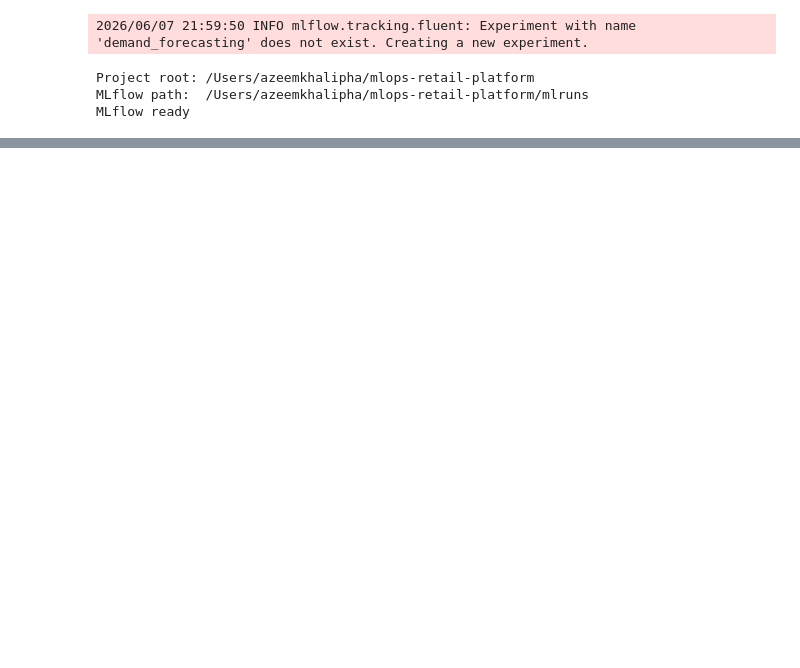
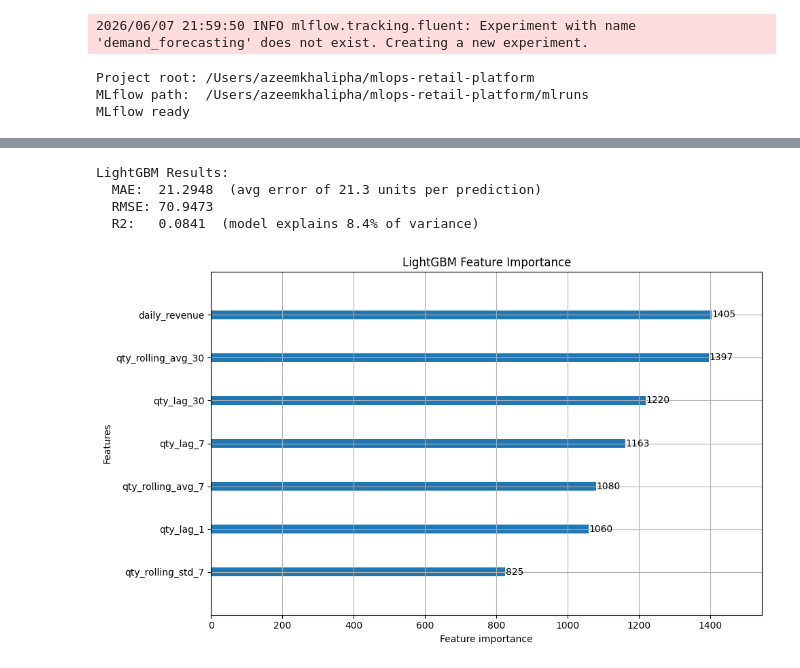
Before and after one commit to azeemkhalipha/mlops-retail-platform, a Jupyter notebook: notebooks/02_model_training.ipynb, the cells around one changed output, grey strips where cells are left out. Drawn from its saved outputs; the diff is of its cells as text; code cells hidden in the pictures; blank space fills up the shorter version.

```diff
--- a/notebooks/02_model_training.ipynb
+++ b/notebooks/02_model_training.ipynb
@@ -28,0 +341,30 @@ MLflow ready
+# %%
+import lightgbm as lgb
+
+with mlflow.start_run(run_name="lightgbm"):
+    params = {
+        "n_estimators":  300,
+        "max_depth":     6,
+        "learning_rate": 0.05,
+        "num_leaves":    31,
+        "subsample":     0.8,
+        "random_state":  42
+    }
+    model = lgb.LGBMRegressor(**params)
+    model.fit(X_train, y_train, eval_set=[(X_test, y_test)])
+    metrics = evaluate_model(model, X_test, y_test, "LightGBM")
+
+    mlflow.log_params(params)
+    mlflow.log_param("model_type", "LightGBM")
+    mlflow.log_metric("mae",  metrics["mae"])
+    mlflow.log_metric("rmse", metrics["rmse"])
+    mlflow.log_metric("r2",   metrics["r2"])
+    mlflow.lightgbm.log_model(model, "model")
+
+    fig, ax = plt.subplots(figsize=(10, 6))
+    lgb.plot_importance(model, ax=ax, max_num_features=10)
+    plt.title("LightGBM Feature Importance")
+    plt.tight_layout()
+    mlflow.log_figure(fig, "feature_importance.png")
+    plt.show()
+# %% [output]
@@ -28,0 +390,5 @@ MLflow ready
+LightGBM Results:
+  MAE:  21.2948  (avg error of 21.3 units per prediction)
+  RMSE: 70.9473
+  R2:   0.0841  (model explains 8.4% of variance)
+[figure, added]
```
Also changed, not shown: parts of 16 cells of this notebook, 12 other files.
